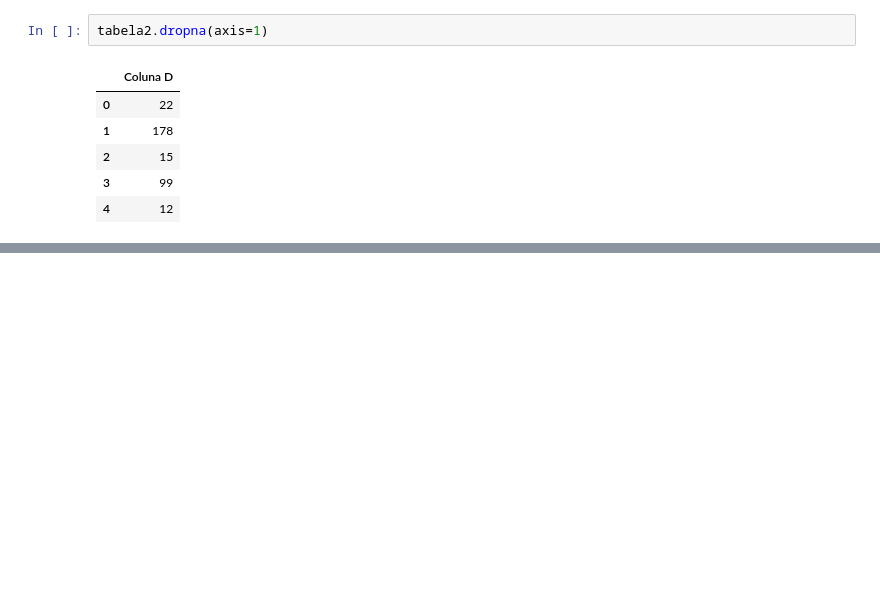
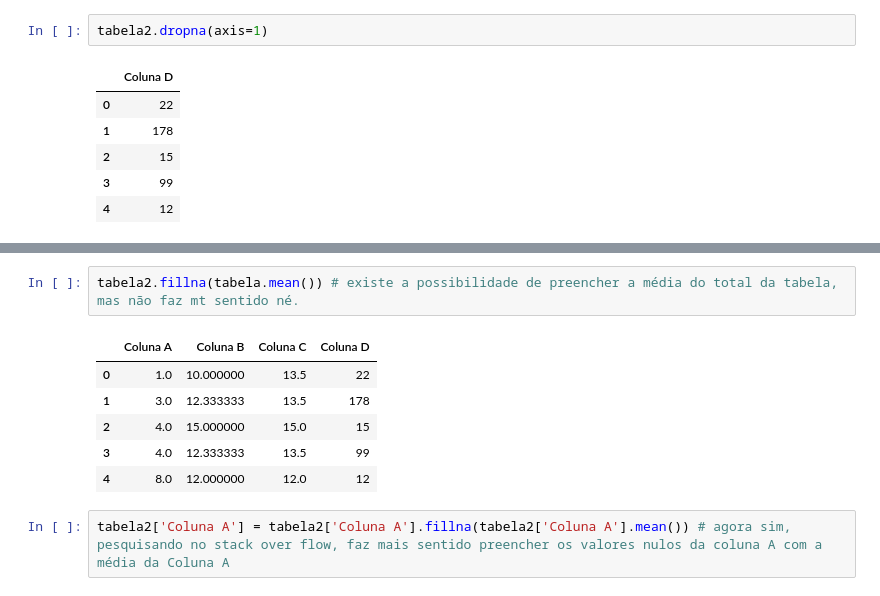
Before and after one commit to FranciniSantana/data-analysis-python-FreeCodeCamp, a Jupyter notebook: 2_Pandas__Data_Analysis_With_Python_freeCodeCamp.ipynb, the cells around one changed output, grey strips where cells are left out. Saved outputs shown, nothing was run; the diff lists cells and outputs as text; blank space fills up the shorter version.

```diff
--- a/2_Pandas__Data_Analysis_With_Python_freeCodeCamp.ipynb
+++ b/2_Pandas__Data_Analysis_With_Python_freeCodeCamp.ipynb
@@ -875,0 +899,11 @@ tabela2.dropna(axis=1)
+# %%
+tabela2.fillna(tabela.mean()) # existe a possibilidade de preencher a média do total da tabela, mas não faz mt sentido né.
+# %% [output]
+|  | Coluna A | Coluna B | Coluna C | Coluna D |
+| 0 | 1.0 | 10.000000 | 13.5 | 22 |
+| 1 | 3.0 | 12.333333 | 13.5 | 178 |
+| 2 | 4.0 | 15.000000 | 15.0 | 15 |
+| 3 | 4.0 | 12.333333 | 13.5 | 99 |
+| 4 | 8.0 | 12.000000 | 12.0 | 12 |
+# %%
+tabela2['Coluna A'] = tabela2['Coluna A'].fillna(tabela2['Coluna A'].mean()) # agora sim, pesquisando no stack over flow, faz mais sentido preencher os valores nulos da coluna A com a média da Coluna A
```
Also changed, not shown: parts of 23 cells of this notebook.
